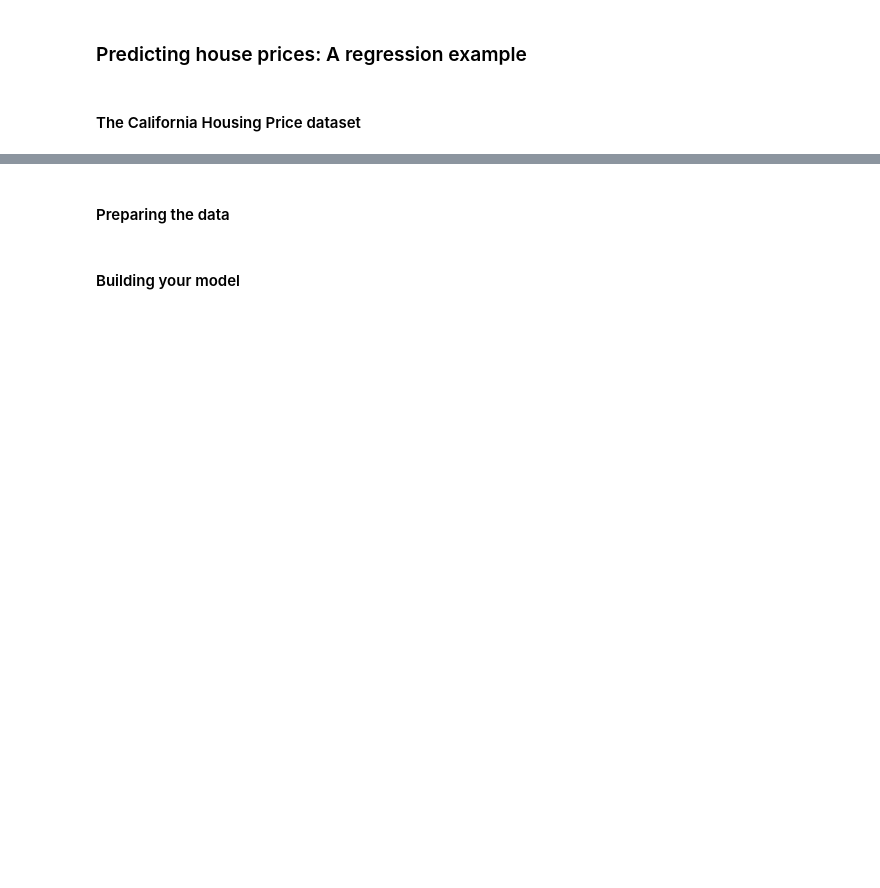
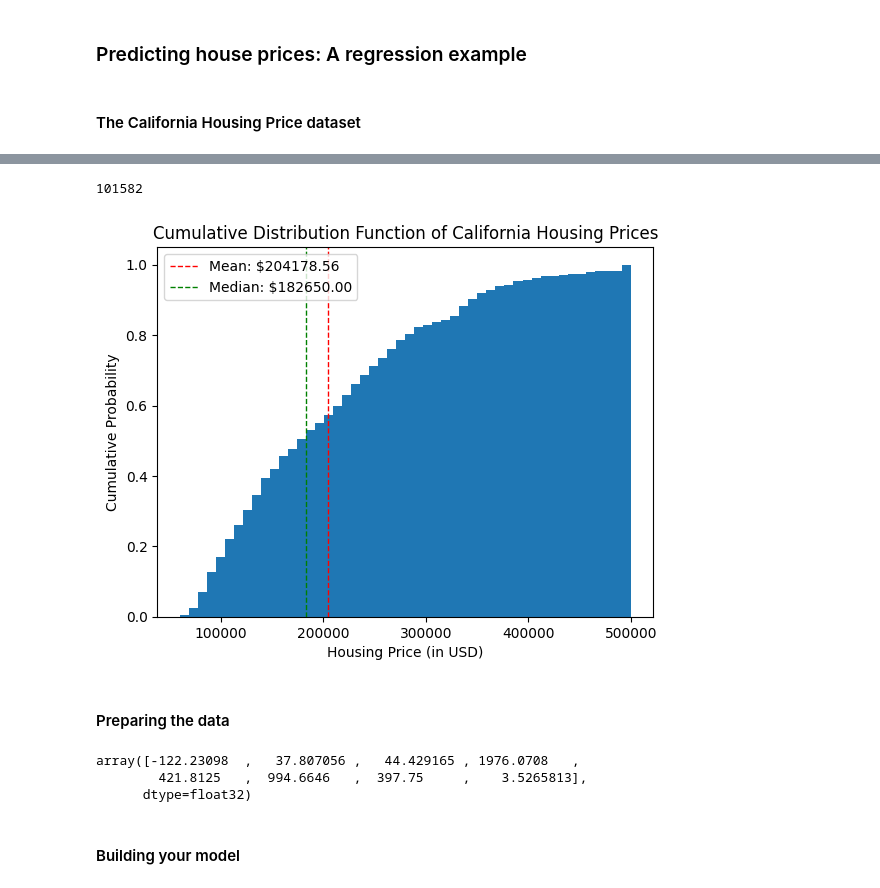
Before and after one commit to bertramwooster/deep-learning-with-python-notebooks, a Jupyter notebook: chapter04_classification-and-regression.ipynb, the cells around one changed output, grey strips where cells are left out. Cells and saved outputs as stored; diff of their text form; code cells hidden in the pictures; blank space fills up the shorter version.

```diff
--- a/chapter04_classification-and-regression.ipynb
+++ b/chapter04_classification-and-regression.ipynb
@@ -666,3 +690,27 @@ train_targets
+# %%
+int(train_targets.std())
+# %% [output]
+101582
+# %%
+import numpy as np
+import matplotlib.pyplot as plt
+
+plt.hist(train_targets, bins=50, cumulative=True, density=True)
+plt.xlabel("Housing Price (in USD)")
+plt.ylabel("Cumulative Probability")
+plt.title("Cumulative Distribution Function of California Housing Prices")
+
+# Calculate and plot mean and median
+mean_price = np.mean(train_targets)
+median_price = np.median(train_targets)
+
+plt.axvline(mean_price, color='r', linestyle='dashed', linewidth=1, label=f'Mean: ${mean_price:.2f}')
+plt.axvline(median_price, color='g', linestyle='dashed', linewidth=1, label=f'Median: ${median_price:.2f}')
+
+plt.legend()
+plt.show()
+# %% [output]
+[figure, added]
 # %% [markdown]
 #### Preparing the data
 # %%
@@ -670,4 +718,10 @@ mean = train_data.mean(axis=0)
 std = train_data.std(axis=0)
 x_train = (train_data - mean) / std
 x_test = (test_data - mean) / std
+# %%
+mean
+# %% [output]
+array([-122.23098  ,   37.807056 ,   44.429165 , 1976.0708   ,
+        421.8125   ,  994.6646   ,  397.75     ,    3.5265813],
+      dtype=float32)
 # %%
```
Also changed, not shown: parts of 18 cells of this notebook.
